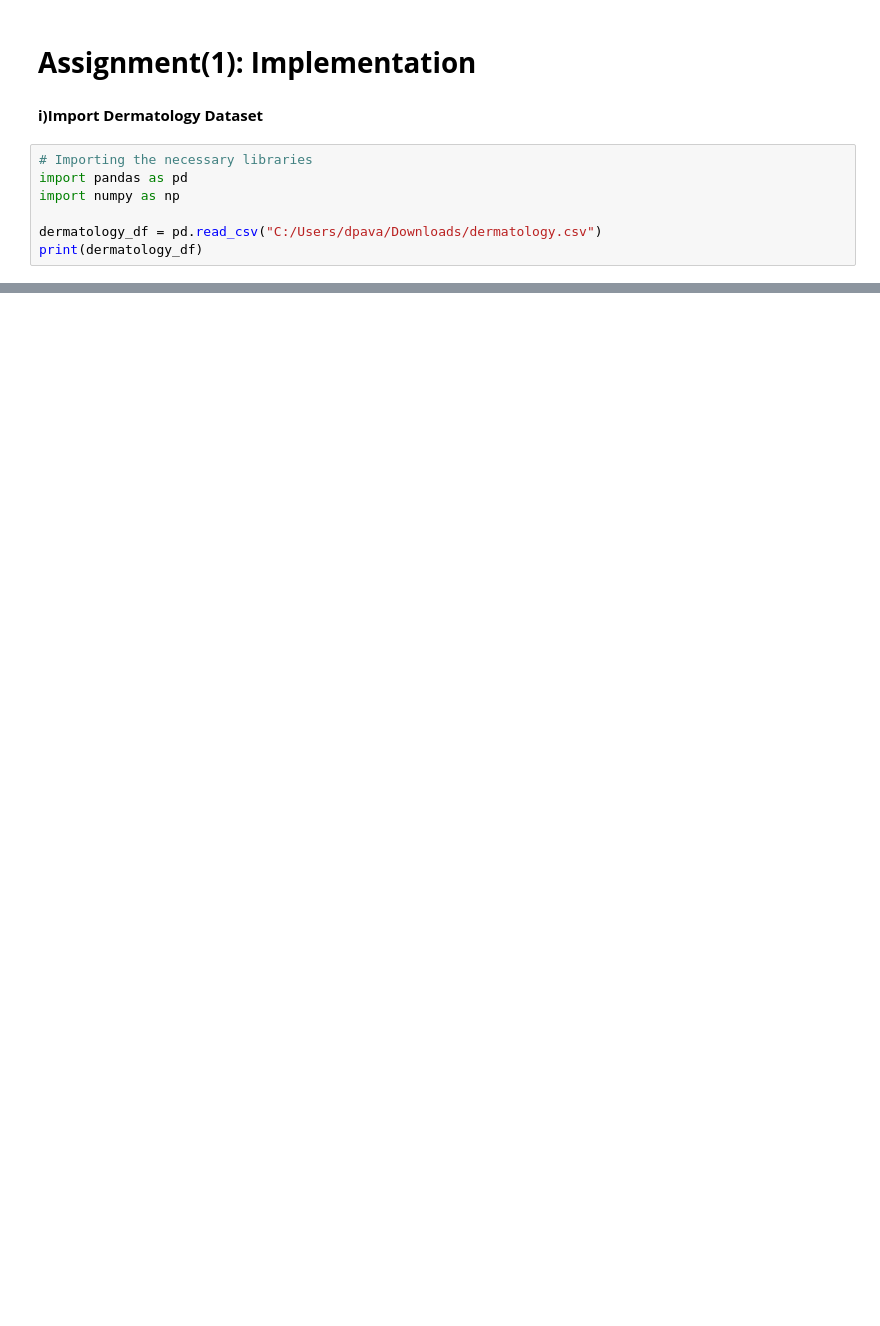
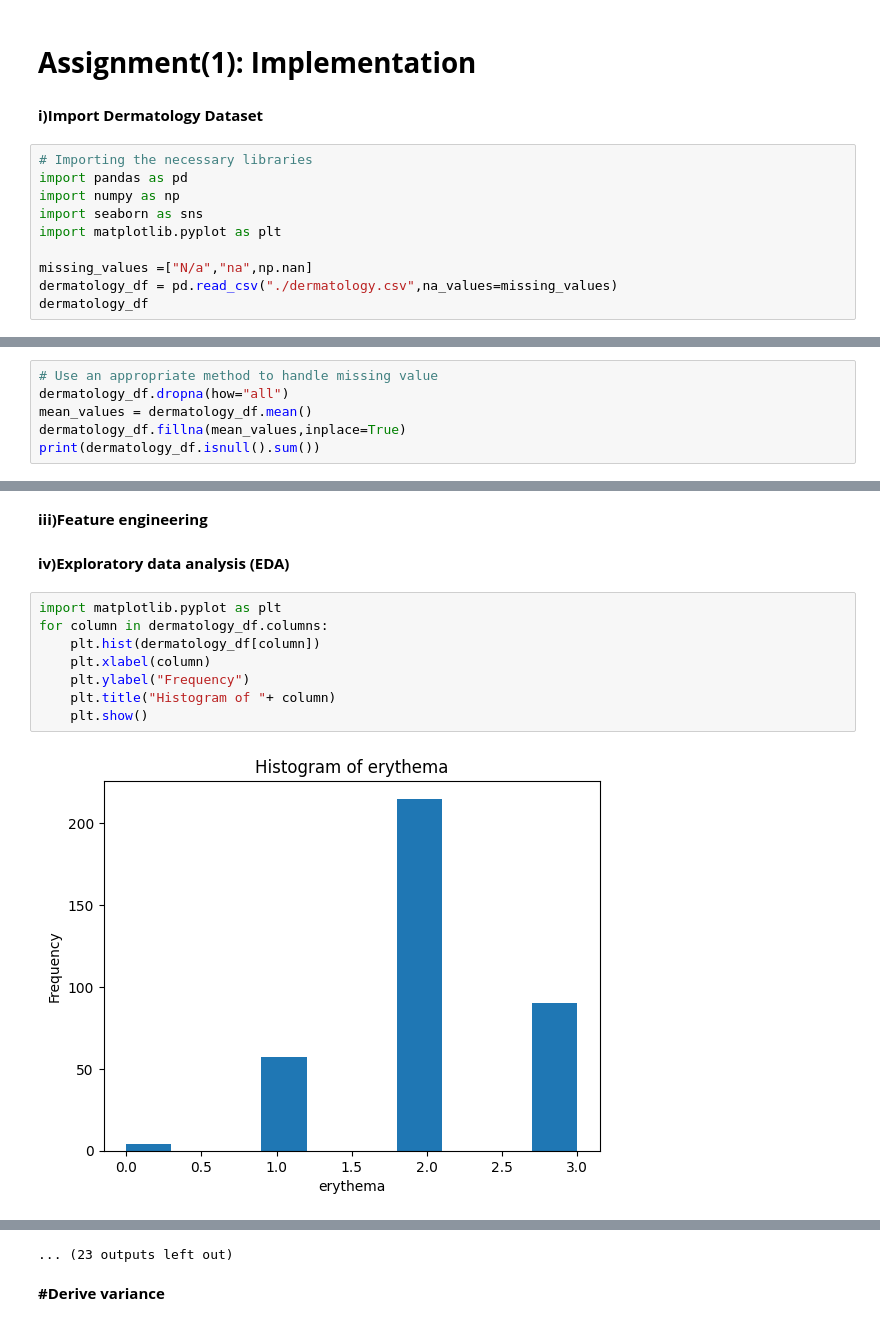
Before and after one commit to pa1kumarCSML/CourseWork, a Jupyter notebook: 1_m220357cs_pavan.ipynb, the cells around one changed output, grey strips where cells are left out. Saved outputs shown, nothing was run; the diff lists cells and outputs as text; blank space fills up the shorter version.

```diff
--- a/1_m220357cs_pavan.ipynb
+++ b/1_m220357cs_pavan.ipynb
@@ -6,7 +6,10 @@
 # Importing the necessary libraries
 import pandas as pd
 import numpy as np
+import seaborn as sns
+import matplotlib.pyplot as plt
 
-dermatology_df = pd.read_csv("C:/Users/dpava/Downloads/dermatology.csv")
-print(dermatology_df)
+missing_values =["N/a","na",np.nan]
+dermatology_df = pd.read_csv("./dermatology.csv",na_values=missing_values)
+dermatology_df
 # %% [output]
@@ -31,0 +31,6 @@ print(dermatology_df)
+# %%
+# Use an appropriate method to handle missing value
+dermatology_df.dropna(how="all")
+mean_values = dermatology_df.mean()
+dermatology_df.fillna(mean_values,inplace=True)
+print(dermatology_df.isnull().sum())
@@ -31,0 +55,14 @@ print(dermatology_df)
+# %% [markdown]
+**iii)Feature engineering**
+# %% [markdown]
+**iv)Exploratory data analysis (EDA)**
+# %%
+import matplotlib.pyplot as plt
+for column in dermatology_df.columns:
+    plt.hist(dermatology_df[column])
+    plt.xlabel(column)
+    plt.ylabel("Frequency")
+    plt.title("Histogram of "+ column)
+    plt.show()
+# %% [output]
+[figure, added]
@@ -31,0 +80,3 @@ print(dermatology_df)
+... (23 outputs left out)
+# %% [markdown]
+**#Derive variance**
```
Also changed, not shown: parts of 11 cells of this notebook, 1 other file.
